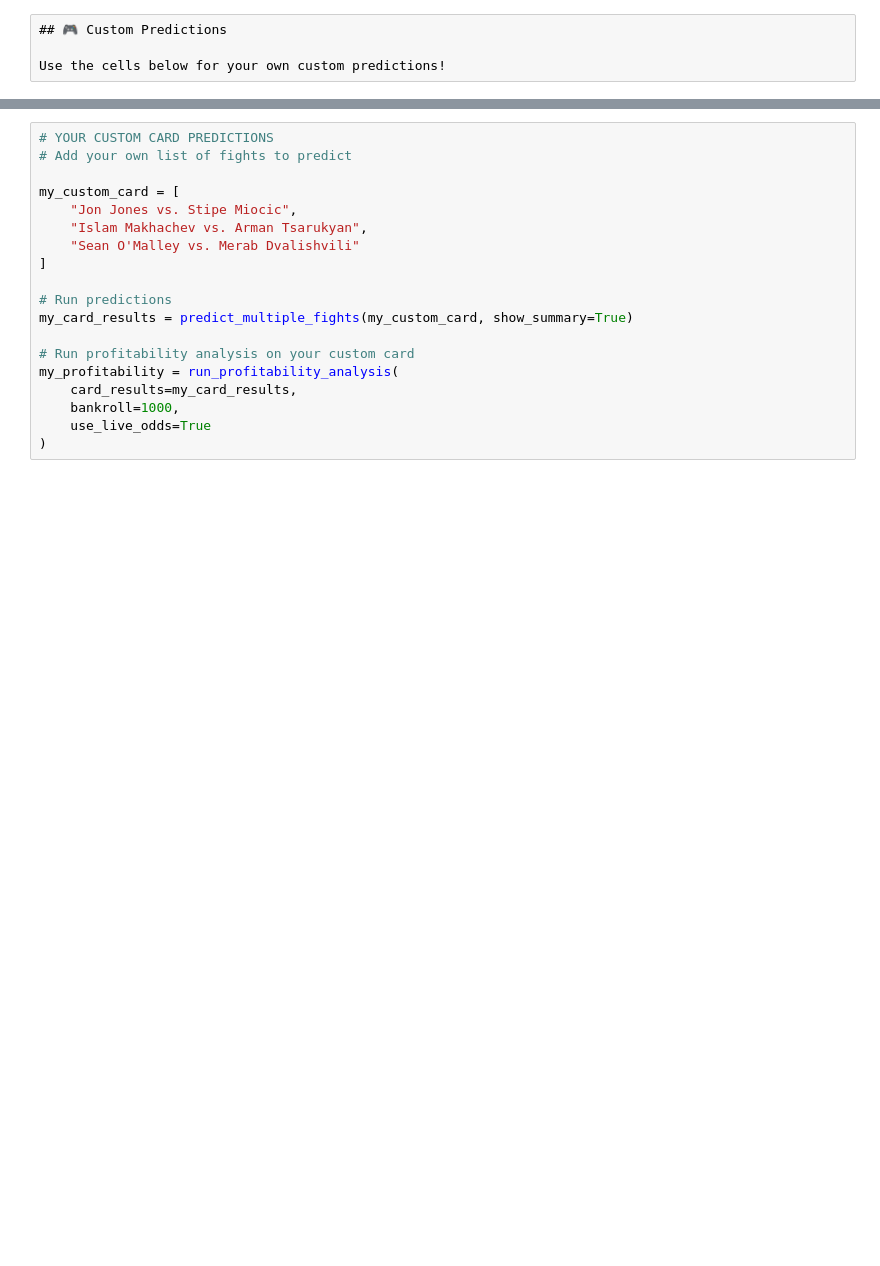
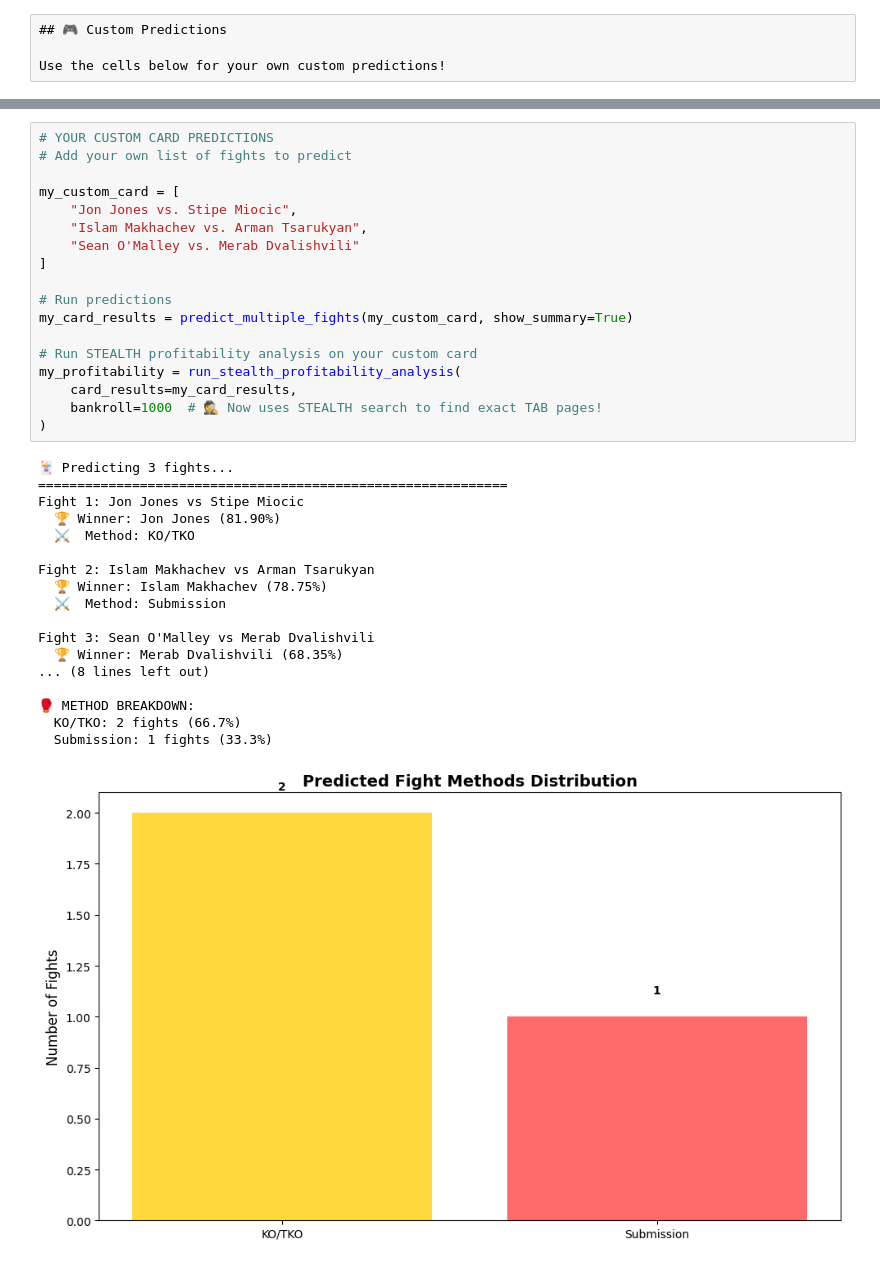
Before and after one commit to SilverCrocus/ufc-predictor, a Jupyter notebook: model/ufc_predictions.ipynb, the cells around one changed output, grey strips where cells are left out. Saved outputs shown, nothing was run; the diff lists cells and outputs as text; blank space fills up the shorter version.

Commit message:
feat: introduce stealth TAB profitability analysis and scraping tools for real-time odds retrieval

```diff
--- a/model/ufc_predictions.ipynb
+++ b/model/ufc_predictions.ipynb
@@ -502,19 +607,37 @@ my_prediction = predict_single_fight(my_fighter1, my_fighter2, show_plot=True)
 # %%
 # YOUR CUSTOM CARD PREDICTIONS
 # Add your own list of fights to predict
 
 my_custom_card = [
     "Jon Jones vs. Stipe Miocic",
     "Islam Makhachev vs. Arman Tsarukyan",
     "Sean O'Malley vs. Merab Dvalishvili"
 ]
 
 # Run predictions
 my_card_results = predict_multiple_fights(my_custom_card, show_summary=True)
 
-# Run profitability analysis on your custom card
-my_profitability = run_profitability_analysis(
+# Run STEALTH profitability analysis on your custom card
+my_profitability = run_stealth_profitability_analysis(
     card_results=my_card_results,
-    bankroll=1000,
-    use_live_odds=True
+    bankroll=1000  # 🕵️ Now uses STEALTH search to find exact TAB pages!
 )
+# %% [output]
+🃏 Predicting 3 fights...
+============================================================
+Fight 1: Jon Jones vs Stipe Miocic
+  🏆 Winner: Jon Jones (81.90%)
+  ⚔️  Method: KO/TKO
+
+Fight 2: Islam Makhachev vs Arman Tsarukyan
+  🏆 Winner: Islam Makhachev (78.75%)
+  ⚔️  Method: Submission
+
+Fight 3: Sean O'Malley vs Merab Dvalishvili
+  🏆 Winner: Merab Dvalishvili (68.35%)
+... (8 lines left out)
+
+🥊 METHOD BREAKDOWN:
+  KO/TKO: 2 fights (66.7%)
+  Submission: 1 fights (33.3%)
+[figure, added]
```
Also changed, not shown: parts of 12 cells of this notebook, 19 other files.
